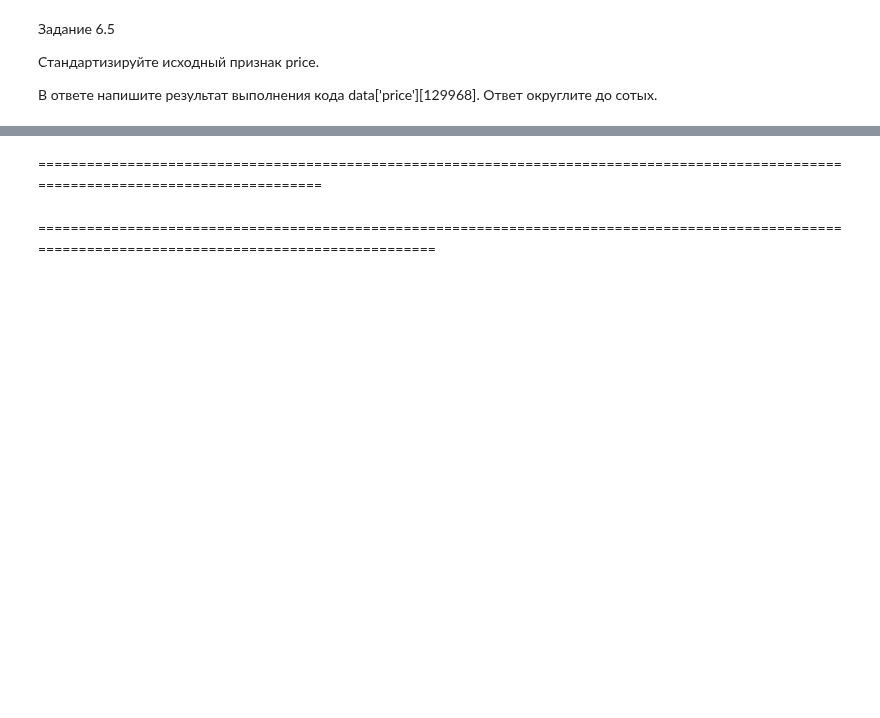
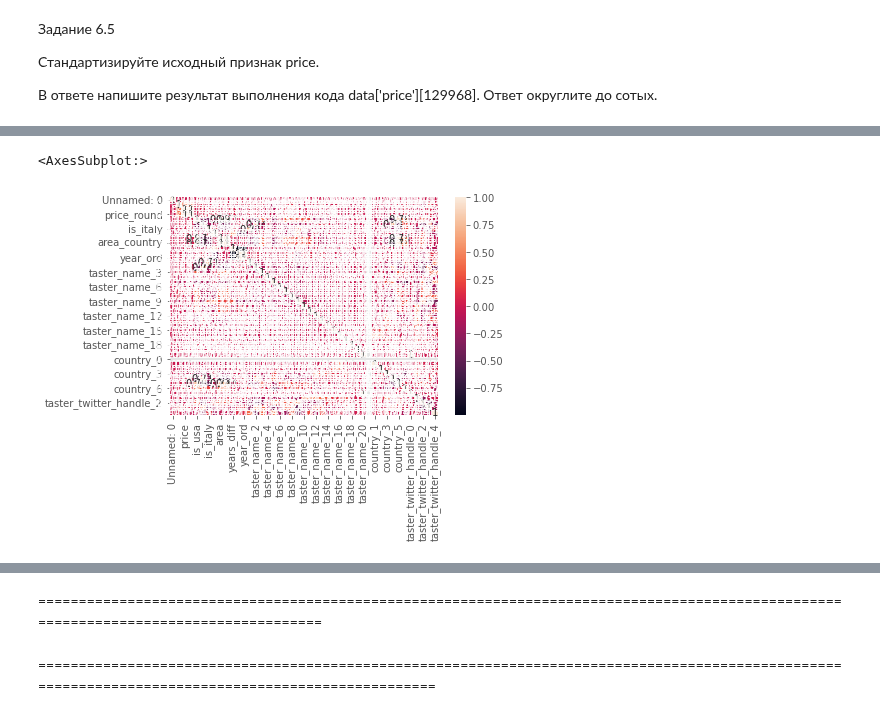
Before and after one commit to FreeRadical1320/sf_data_science, a Jupyter notebook: practice/EDA_3.ipynb, the cells around one changed output, grey strips where cells are left out. Drawn from its saved outputs; the diff is of its cells as text; code cells hidden in the pictures; blank space fills up the shorter version.

```diff
--- a/practice/EDA_3.ipynb
+++ b/practice/EDA_3.ipynb
@@ -295 +295,6 @@ array([[ 3.37554670e-06],
 array([-0.13551812])
+# %%
+sns.heatmap(df.corr(), annot=True)
+# %% [output]
+<AxesSubplot:>
+[figure, added]
```
Also changed, not shown: parts of 19 cells of this notebook, 1 other file.
